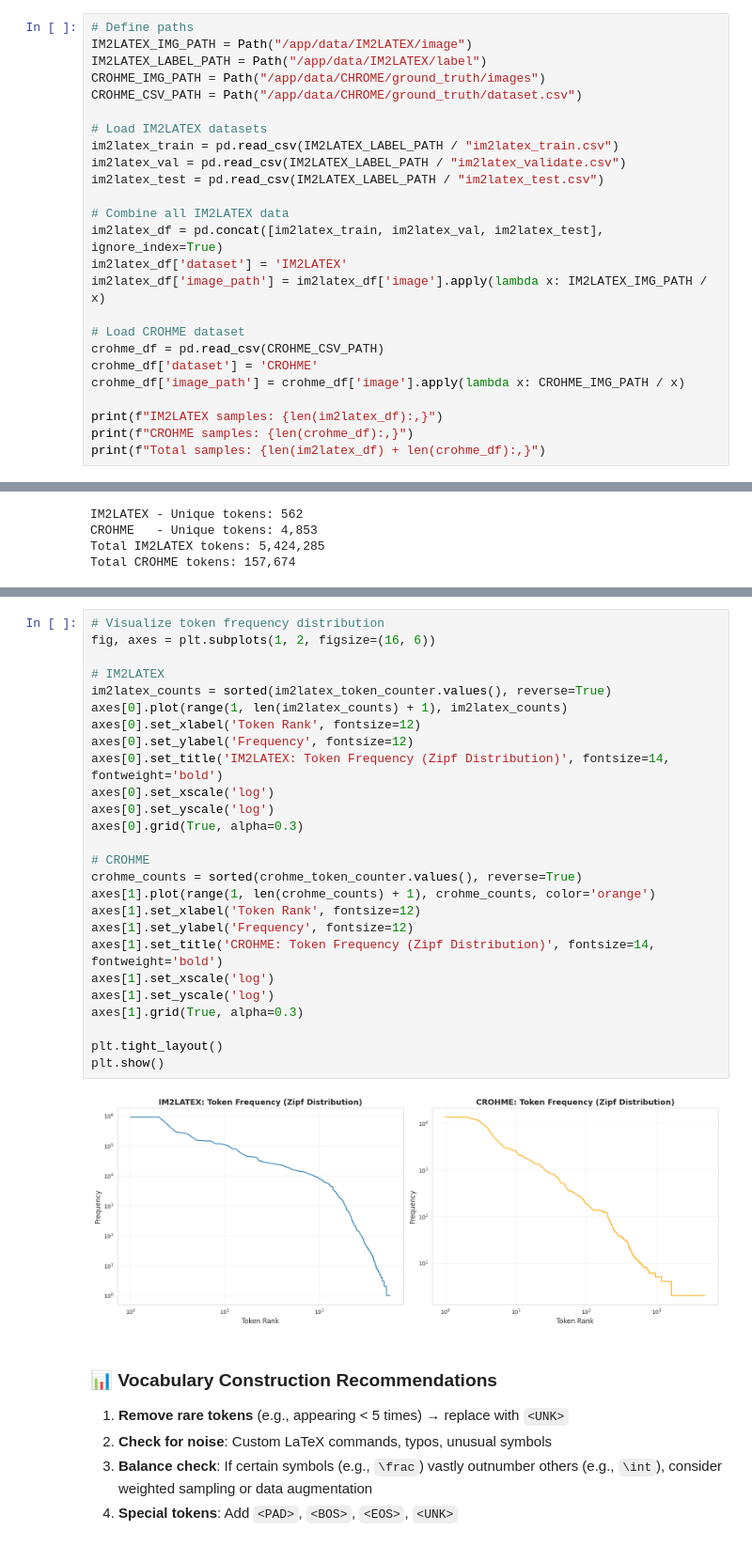
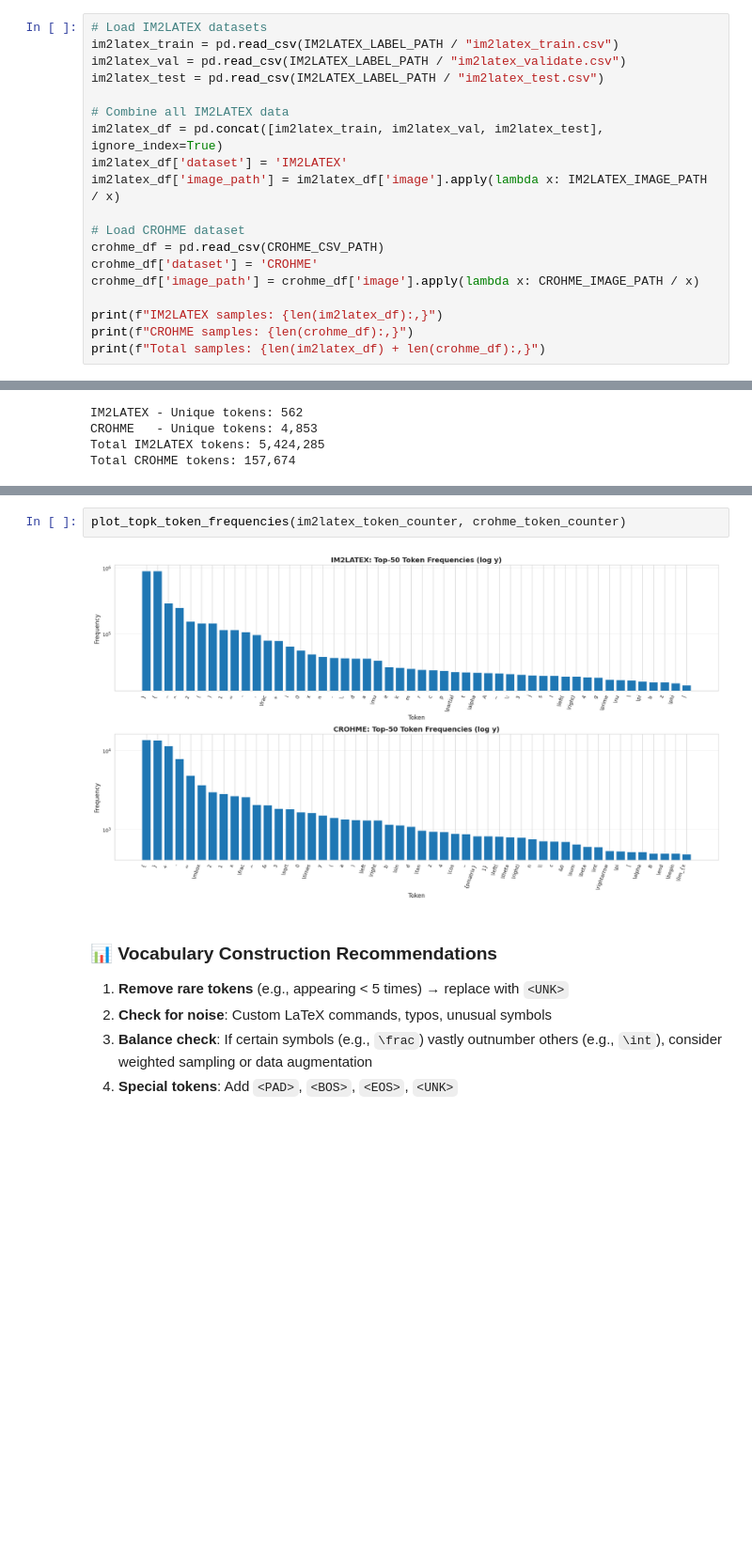
Before and after one commit to Thach375/MER2LATEX, a Jupyter notebook: notebooks/2_EDA.ipynb, the cells around one changed output, grey strips where cells are left out. Shown at 94% size. Cells and saved outputs as stored; diff of their text form; blank space fills up the shorter version.

```diff
--- a/notebooks/2_EDA.ipynb
+++ b/notebooks/2_EDA.ipynb
@@ -44,12 +31,6 @@ Load data from both datasets:
 - **IM2LATEX**: Printed LaTeX formulas from papers
 - **CROHME**: Handwritten mathematical expressions
 # %%
-# Define paths
-IM2LATEX_IMG_PATH = Path("/app/data/IM2LATEX/image")
-IM2LATEX_LABEL_PATH = Path("/app/data/IM2LATEX/label")
-CROHME_IMG_PATH = Path("/app/data/CHROME/ground_truth/images")
-CROHME_CSV_PATH = Path("/app/data/CHROME/ground_truth/dataset.csv")
-
 # Load IM2LATEX datasets
 im2latex_train = pd.read_csv(IM2LATEX_LABEL_PATH / "im2latex_train.csv")
 im2latex_val = pd.read_csv(IM2LATEX_LABEL_PATH / "im2latex_validate.csv")
@@ -58,12 +39,12 @@ im2latex_test = pd.read_csv(IM2LATEX_LABEL_PATH / "im2latex_test.csv")
 # Combine all IM2LATEX data
 im2latex_df = pd.concat([im2latex_train, im2latex_val, im2latex_test], ignore_index=True)
 im2latex_df['dataset'] = 'IM2LATEX'
-im2latex_df['image_path'] = im2latex_df['image'].apply(lambda x: IM2LATEX_IMG_PATH / x)
+im2latex_df['image_path'] = im2latex_df['image'].apply(lambda x: IM2LATEX_IMAGE_PATH / x)
 
 # Load CROHME dataset
 crohme_df = pd.read_csv(CROHME_CSV_PATH)
 crohme_df['dataset'] = 'CROHME'
-crohme_df['image_path'] = crohme_df['image'].apply(lambda x: CROHME_IMG_PATH / x)
+crohme_df['image_path'] = crohme_df['image'].apply(lambda x: CROHME_IMAGE_PATH / x)
 
 print(f"IM2LATEX samples: {len(im2latex_df):,}")
 print(f"CROHME samples: {len(crohme_df):,}")
@@ -526,31 +266,7 @@ CROHME   - Rare tokens (count < 5): 3,688
 # %%
-# Visualize token frequency distribution
-fig, axes = plt.subplots(1, 2, figsize=(16, 6))
-
-# IM2LATEX
-im2latex_counts = sorted(im2latex_token_counter.values(), reverse=True)
-axes[0].plot(range(1, len(im2latex_counts) + 1), im2latex_counts)
-axes[0].set_xlabel('Token Rank', fontsize=12)
-axes[0].set_ylabel('Frequency', fontsize=12)
-axes[0].set_title('IM2LATEX: Token Frequency (Zipf Distribution)', fontsize=14, fontweight='bold')
-axes[0].set_xscale('log')
-axes[0].set_yscale('log')
-axes[0].grid(True, alpha=0.3)
-
-# CROHME
-crohme_counts = sorted(crohme_token_counter.values(), reverse=True)
-axes[1].plot(range(1, len(crohme_counts) + 1), crohme_counts, color='orange')
-axes[1].set_xlabel('Token Rank', fontsize=12)
-axes[1].set_ylabel('Frequency', fontsize=12)
-axes[1].set_title('CROHME: Token Frequency (Zipf Distribution)', fontsize=14, fontweight='bold')
-axes[1].set_xscale('log')
-axes[1].set_yscale('log')
-axes[1].grid(True, alpha=0.3)
-
-plt.tight_layout()
-plt.show()
+plot_topk_token_frequencies(im2latex_token_counter, crohme_token_counter)
 # %% [output]
-[figure, old version]
+[figure, new version]
 # %% [markdown]
 ### 📊 Vocabulary Construction Recommendations
 
```
Also changed, not shown: parts of 21 cells of this notebook, 20 other files.
